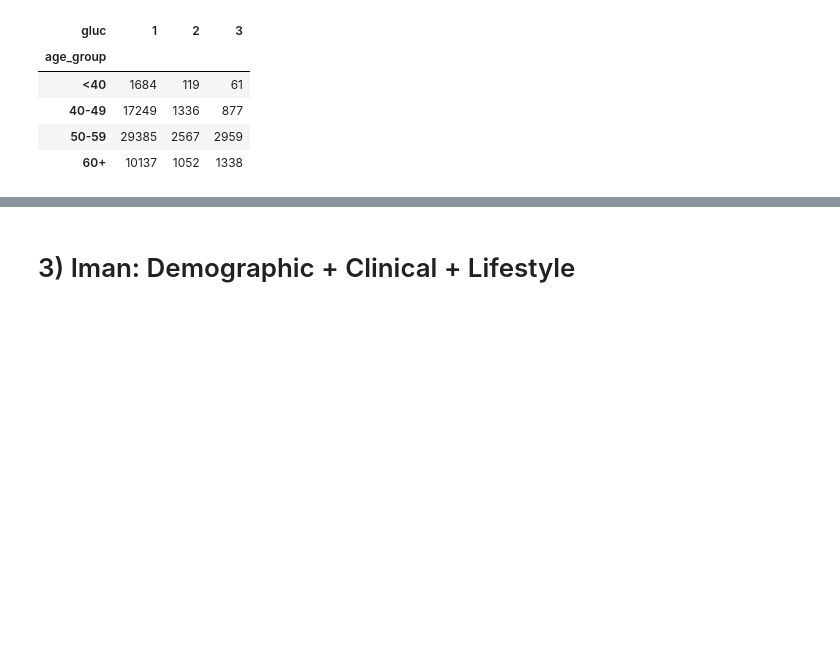
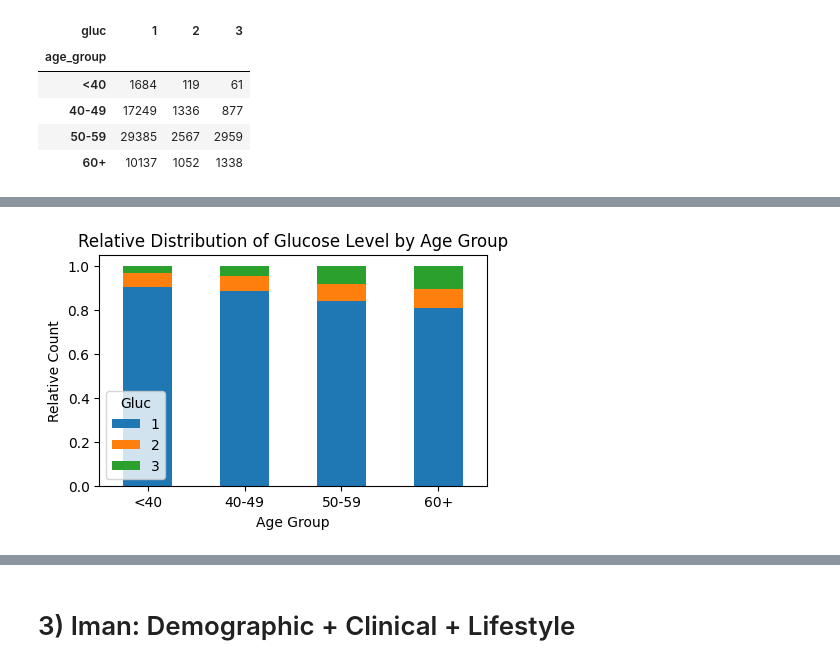
Before and after one commit to monikabuss/ISYS5002-2024-semester2, a Jupyter notebook: Code_Development_Colab.ipynb, the cells around one changed output, grey strips where cells are left out. Drawn from its saved outputs; the diff is of its cells as text; code cells hidden in the pictures; blank space fills up the shorter version.

```diff
--- a/Code_Development_Colab.ipynb
+++ b/Code_Development_Colab.ipynb
@@ -1035,0 +1039,13 @@ plt.show()
+# %%
+# Create a stacked bar chart
+age_group_gluc_relative.plot(kind='bar', stacked=True, figsize=(5, 3))
+plt.title('Relative Distribution of Glucose Level by Age Group')
+plt.xlabel('Age Group')
+plt.ylabel('Relative Count')
+plt.xticks(rotation=0)
+plt.legend(title='Gluc')
+
+# Display the plot
+plt.show()
+# %% [output]
+[figure, added]
```
Also changed, not shown: parts of 10 cells of this notebook.
